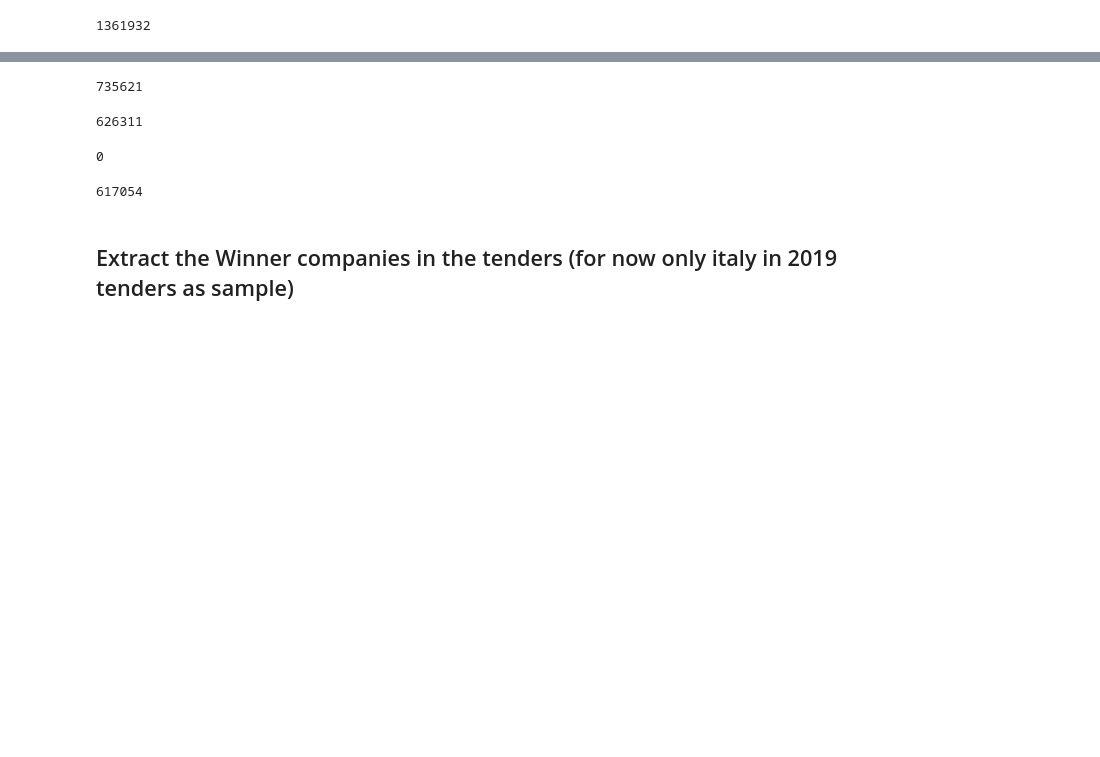
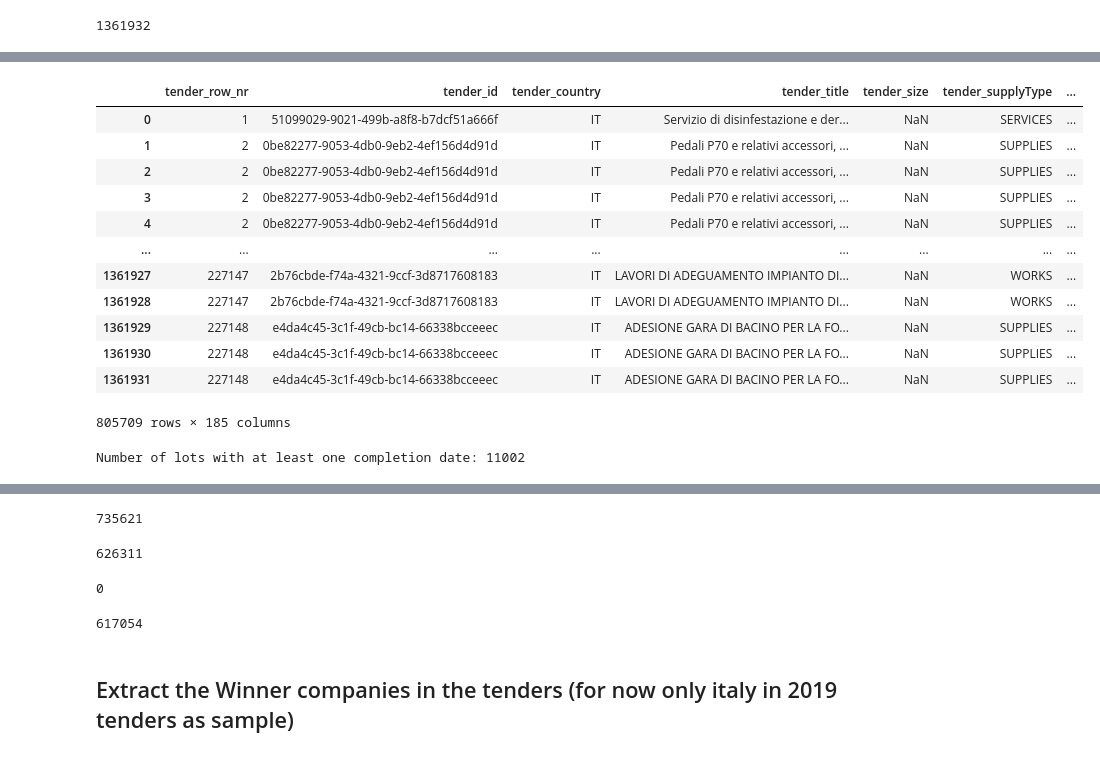
Before and after one commit to miladmirzazadeh/Thesis-Mirzazadeh-Eslahchi, a Jupyter notebook: merging_datasets.ipynb, the cells around one changed output, grey strips where cells are left out. Drawn from its saved outputs; the diff is of its cells as text; code cells hidden in the pictures; blank space fills up the shorter version.

```diff
--- a/merging_datasets.ipynb
+++ b/merging_datasets.ipynb
@@ -51,0 +111,28 @@ len(it_tenders_2019)
+# %%
+it_tenders_2019[it_tenders_2019["lot_estimatedCompletionDate"].isna()]
+# %% [output]
+|  | tender_row_nr | tender_id | tender_country | tender_title | tender_size | tender_supplyType | ... |
+| 0 | 1 | 51099029-9021-499b-a8f8-b7dcf51a666f | IT | Servizio di disinfestazione e der... | NaN | SERVICES | ... |
+| 1 | 2 | 0be82277-9053-4db0-9eb2-4ef156d4d91d | IT | Pedali P70 e relativi accessori, ... | NaN | SUPPLIES | ... |
+| 2 | 2 | 0be82277-9053-4db0-9eb2-4ef156d4d91d | IT | Pedali P70 e relativi accessori, ... | NaN | SUPPLIES | ... |
+| 3 | 2 | 0be82277-9053-4db0-9eb2-4ef156d4d91d | IT | Pedali P70 e relativi accessori, ... | NaN | SUPPLIES | ... |
+| 4 | 2 | 0be82277-9053-4db0-9eb2-4ef156d4d91d | IT | Pedali P70 e relativi accessori, ... | NaN | SUPPLIES | ... |
+| ... | ... | ... | ... | ... | ... | ... | ... |
+| 1361927 | 227147 | 2b76cbde-f74a-4321-9ccf-3d8717608183 | IT | LAVORI DI ADEGUAMENTO IMPIANTO DI... | NaN | WORKS | ... |
+| 1361928 | 227147 | 2b76cbde-f74a-4321-9ccf-3d8717608183 | IT | LAVORI DI ADEGUAMENTO IMPIANTO DI... | NaN | WORKS | ... |
+| 1361929 | 227148 | e4da4c45-3c1f-49cb-bc14-66338bcceeec | IT | ADESIONE GARA DI BACINO PER LA FO... | NaN | SUPPLIES | ... |
+| 1361930 | 227148 | e4da4c45-3c1f-49cb-bc14-66338bcceeec | IT | ADESIONE GARA DI BACINO PER LA FO... | NaN | SUPPLIES | ... |
+| 1361931 | 227148 | e4da4c45-3c1f-49cb-bc14-66338bcceeec | IT | ADESIONE GARA DI BACINO PER LA FO... | NaN | SUPPLIES | ... |
+805709 rows × 185 columns
+# %%
+# 1. Group by lot_lotId
+# 2. Access the lot_estimatedCompletionDate column
+# 3. Use .count() which counts non-NA cells
+# 4. Check if that count is greater than 0
+# 5. Sum the results to get the total number of unique lots
+valid_lots_count = (it_tenders_2019.groupby('lot_lotId')['bid_isSubcontracted']
+                    .count() > 0).sum()
+
+print(f"Number of lots with at least one completion date: {valid_lots_count}")
+# %% [output]
+Number of lots with at least one completion date: 11002
```
Also changed, not shown: parts of 35 cells of this notebook, 2 other files.
